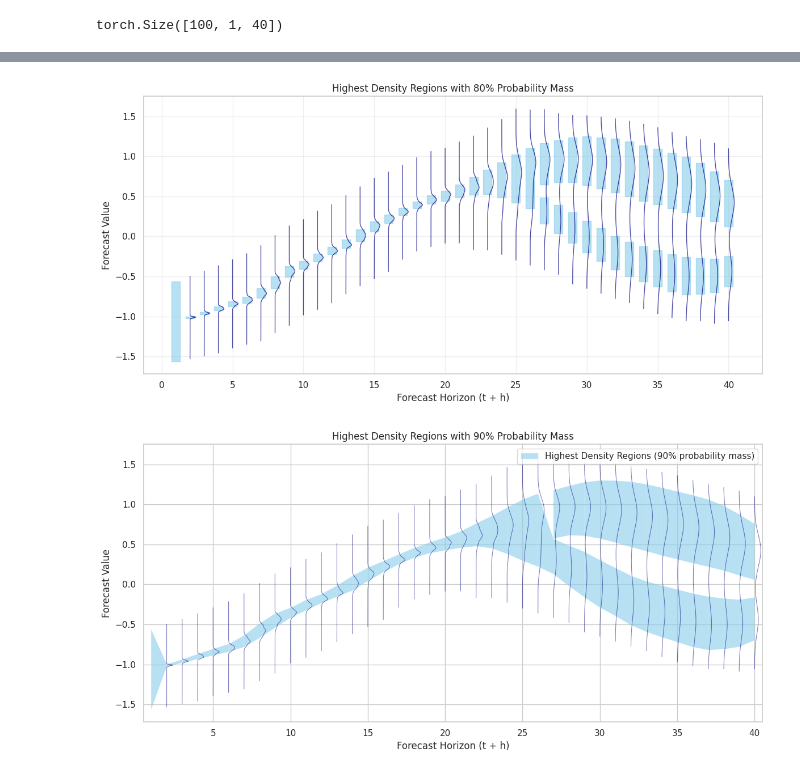
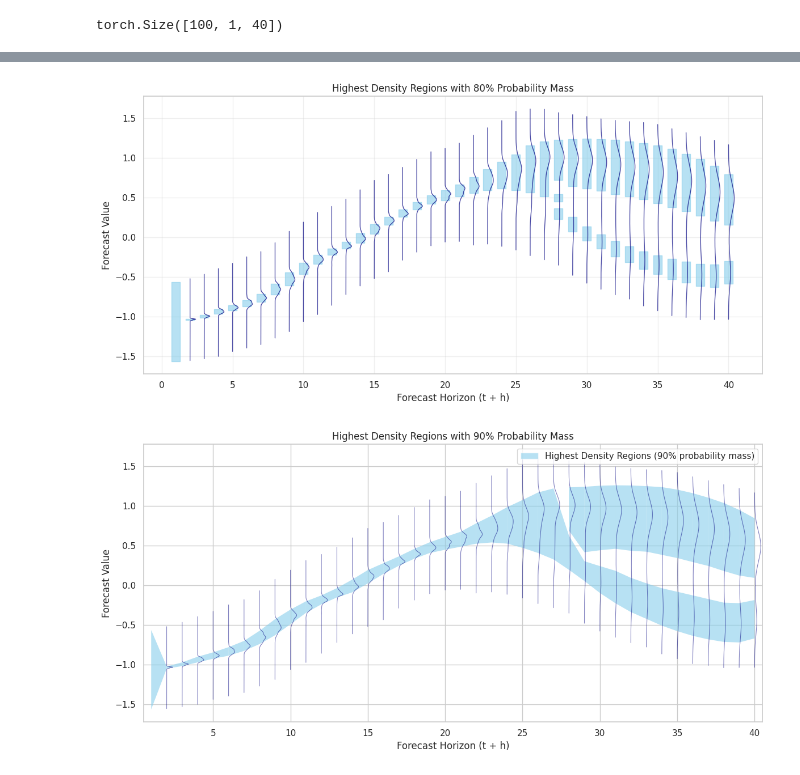
Before and after one commit to Kai-Ref/Probabilistic_LTSF, a Jupyter notebook: notebooks/experiments/KDE.ipynb, the cells around one changed output, grey strips where cells are left out. Cells and saved outputs as stored; diff of their text form; code cells hidden in the pictures.

Commit message:
notebook final plots

```diff
--- a/notebooks/experiments/KDE.ipynb
+++ b/notebooks/experiments/KDE.ipynb
@@ -185,6 +186,7 @@ def highest_density_region(samples_np, prob_mass_threshold=0.9):
     # For each time step
     for h in range(num_steps):
         y_vals = samples_np[:, h]
+        y_vals += np.random.normal(0, 1e-6, size=y_vals.shape)
 
         # Step 1: Fit a KDE to the data
         kde = gaussian_kde(y_vals, bw_method='scott')  # Using Scott's rule for bandwidth
@@ -254,7 +256,7 @@ def highest_density_region(samples_np, prob_mass_threshold=0.9):
 highest_density_region(results["ims"]["samples"].squeeze(1).numpy(), prob_mass_threshold=0.8)
 plt.show()
 # %% [output]
-[figure, old version]
+[figure, new version]
 # %%
 import numpy as np
 import matplotlib.pyplot as plt
@@ -282,6 +284,7 @@ def highest_density_region(samples_np, prob_mass_threshold=0.9):
     # For each time step
     for h in range(num_steps):
         y_vals = samples_np[:, h]
+        y_vals += np.random.normal(0, 1e-6, size=y_vals.shape)
 
         # Step 1: Fit a KDE to the data
         kde = gaussian_kde(y_vals, bw_method='scott')  # Using Scott's rule for bandwidth
@@ -387,31 +390,31 @@ def highest_density_region(samples_np, prob_mass_threshold=0.9):
                     segment_vertices.append(current_vertices[1])  # Current upper point
 
                     # Create and add the polygon
                     polygon = plt.Polygon(segment_vertices, closed=True,
                                          alpha=0.6,
                                          facecolor=hdr_color,
                                          edgecolor='none')
                     ax.add_patch(polygon)
 
     # Add simple legend instead of colorbar
     from matplotlib.patches import Patch
     legend_elements = [Patch(facecolor=hdr_color, alpha=0.6,
                             label=f"Highest Density Regions ({int(prob_mass_threshold*100)}% probability mass)")]
     plt.legend(handles=legend_elements, loc='upper right')
 
     # Format the plot
     plt.xlabel("Forecast Horizon (t + h)")
     plt.ylabel("Forecast Value")
     plt.title(f"Highest Density Regions with {int(prob_mass_threshold*100)}% Probability Mass")
     #plt.grid(True, alpha=0.3)
     plt.xlim(0.5, num_steps + 0.5)
     plt.tight_layout()
 
     return plt
 
 # Example usage:
 # Assuming results["ims"]["samples"] contains your data
 highest_density_region(results["ims"]["samples"].squeeze(1).numpy(), prob_mass_threshold=0.9)
 plt.show()
 # %% [output]
-[figure, old version]
+[figure, new version]
```
Also changed, not shown: parts of 4 cells of this notebook, 16 other files.
